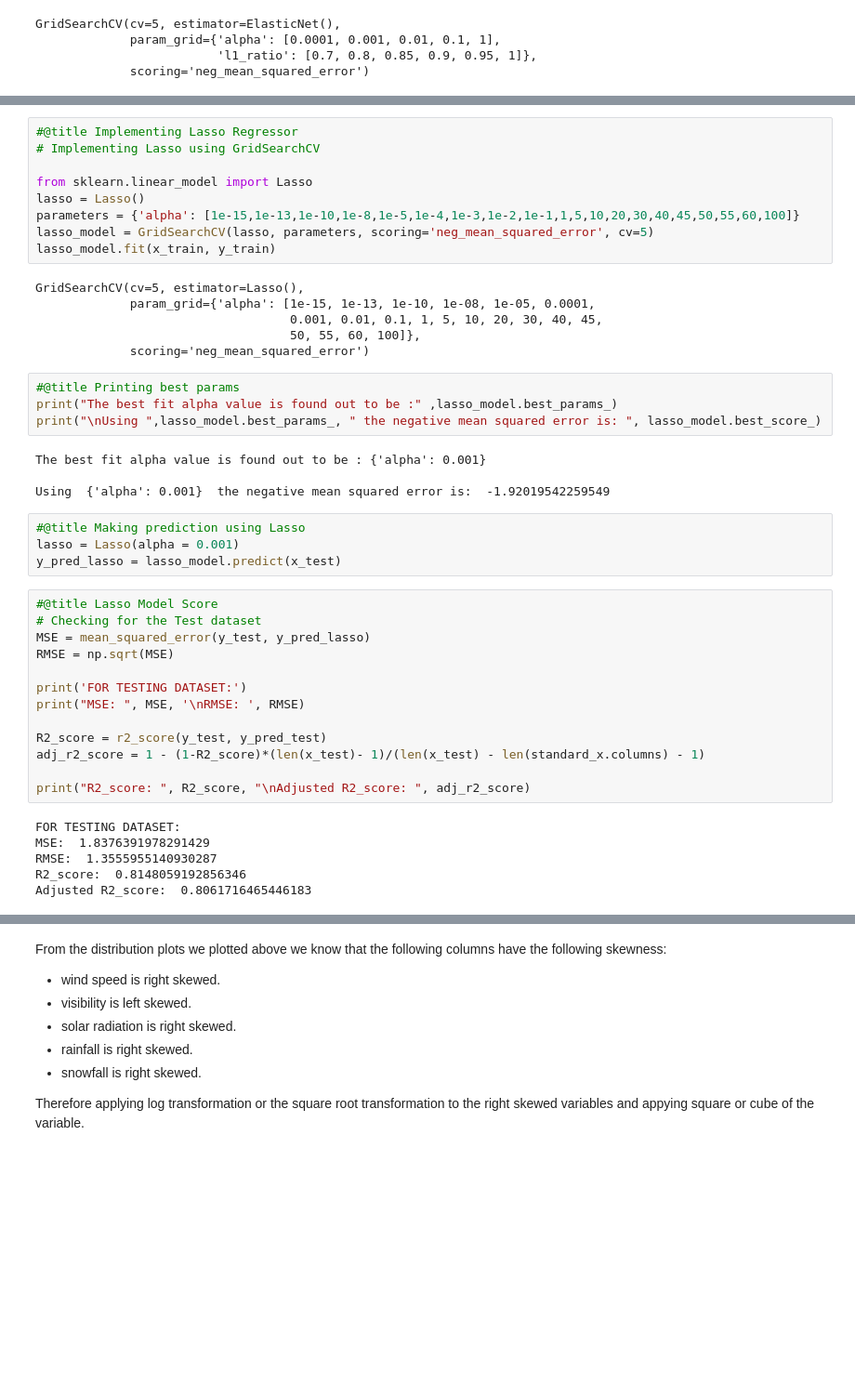
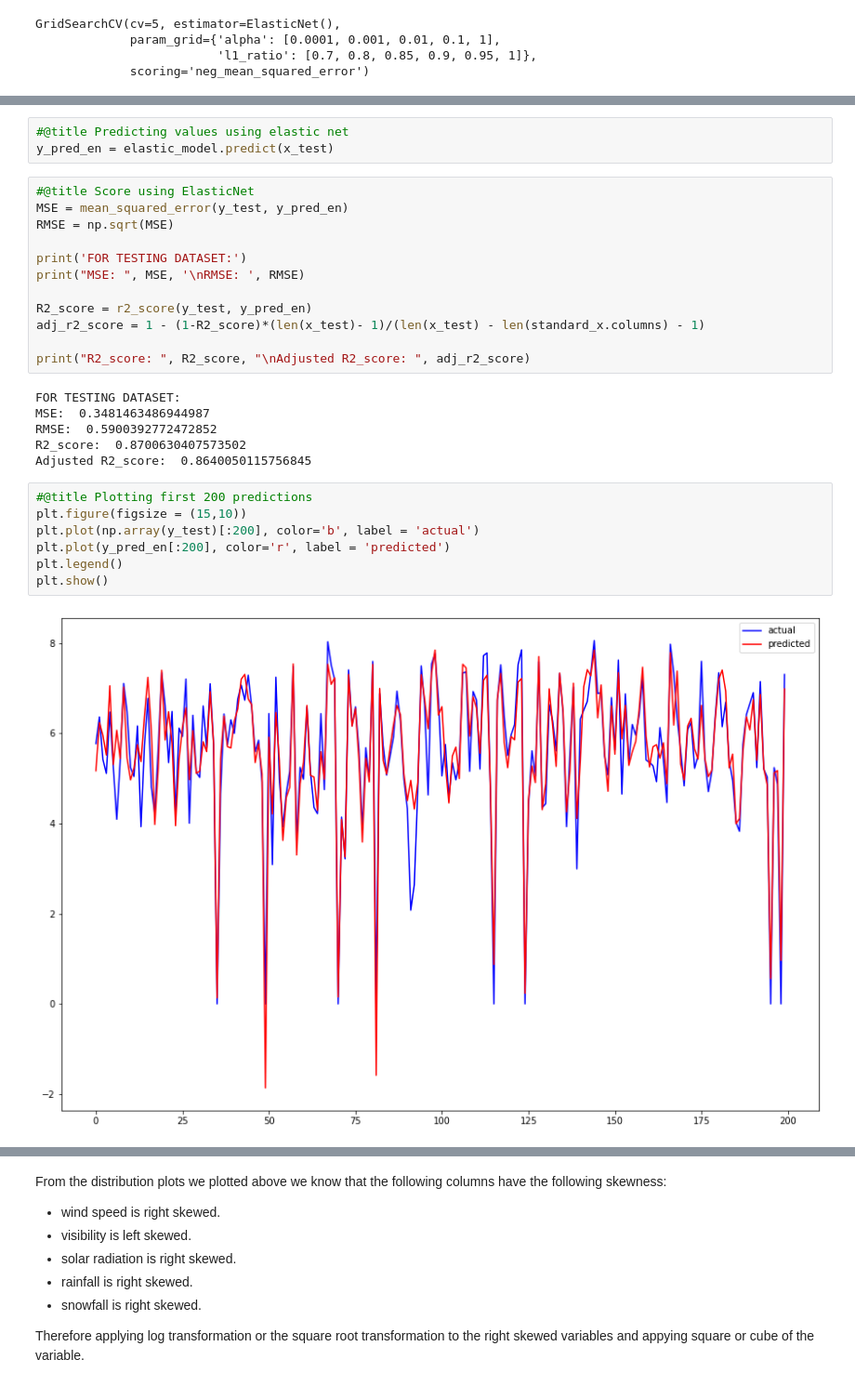
Before and after one commit to jatinsharma16/Capstone-Project-Linear-Regression, a Jupyter notebook: Bike_Sharing_Demand_Prediction_Capstone_Project.ipynb, the cells around one changed output, grey strips where cells are left out. Shown at 93% size. Cells and saved outputs as stored; diff of their text form; blank space fills up the shorter version.

```diff
--- a/Bike_Sharing_Demand_Prediction_Capstone_Project.ipynb
+++ b/Bike_Sharing_Demand_Prediction_Capstone_Project.ipynb
@@ -584,47 +688,31 @@ Since we can see that the best L1 ratio tends to be 1 which means that Lasso wou
-# %%
-#@title Implementing Lasso Regressor
-# Implementing Lasso using GridSearchCV
-
-from sklearn.linear_model import Lasso
-lasso = Lasso()
-parameters = {'alpha': [1e-15,1e-13,1e-10,1e-8,1e-5,1e-4,1e-3,1e-2,1e-1,1,5,10,20,30,40,45,50,55,60,100]}
-lasso_model = GridSearchCV(lasso, parameters, scoring='neg_mean_squared_error', cv=5)
-lasso_model.fit(x_train, y_train)
-# %% [output]
-GridSearchCV(cv=5, estimator=Lasso(),
-             param_grid={'alpha': [1e-15, 1e-13, 1e-10, 1e-08, 1e-05, 0.0001,
-                                   0.001, 0.01, 0.1, 1, 5, 10, 20, 30, 40, 45,
-                                   50, 55, 60, 100]},
-             scoring='neg_mean_squared_error')
-# %%
-#@title Printing best params
-print("The best fit alpha value is found out to be :" ,lasso_model.best_params_)
-print("\nUsing ",lasso_model.best_params_, " the negative mean squared error is: ", lasso_model.best_score_)
-# %% [output]
-The best fit alpha value is found out to be : {'alpha': 0.001}
-
-Using  {'alpha': 0.001}  the negative mean squared error is:  -1.92019542259549
-# %%
-#@title Making prediction using Lasso
-lasso = Lasso(alpha = 0.001)
-y_pred_lasso = lasso_model.predict(x_test)
+# %%
+#@title Predicting values using elastic net
+y_pred_en = elastic_model.predict(x_test)
 # %%
-#@title Lasso Model Score
-# Checking for the Test dataset
-MSE = mean_squared_error(y_test, y_pred_lasso)
+#@title Score using ElasticNet
+MSE = mean_squared_error(y_test, y_pred_en)
 RMSE = np.sqrt(MSE)
 
 print('FOR TESTING DATASET:')
 print("MSE: ", MSE, '\nRMSE: ', RMSE)
 
-R2_score = r2_score(y_test, y_pred_test)
+R2_score = r2_score(y_test, y_pred_en)
 adj_r2_score = 1 - (1-R2_score)*(len(x_test)- 1)/(len(x_test) - len(standard_x.columns) - 1)
 
 print("R2_score: ", R2_score, "\nAdjusted R2_score: ", adj_r2_score)
 # %% [output]
 FOR TESTING DATASET:
-MSE:  1.8376391978291429
-RMSE:  1.3555955140930287
-R2_score:  0.8148059192856346
-Adjusted R2_score:  0.8061716465446183
+MSE:  0.3481463486944987
+RMSE:  0.5900392772472852
+R2_score:  0.8700630407573502
+Adjusted R2_score:  0.8640050115756845
+# %%
+#@title Plotting first 200 predictions
+plt.figure(figsize = (15,10))
+plt.plot(np.array(y_test)[:200], color='b', label = 'actual')
+plt.plot(y_pred_en[:200], color='r', label = 'predicted')
+plt.legend()
+plt.show()
+# %% [output]
+[figure, added]
 # %% [markdown]
```
Also changed, not shown: parts of 49 cells of this notebook.
